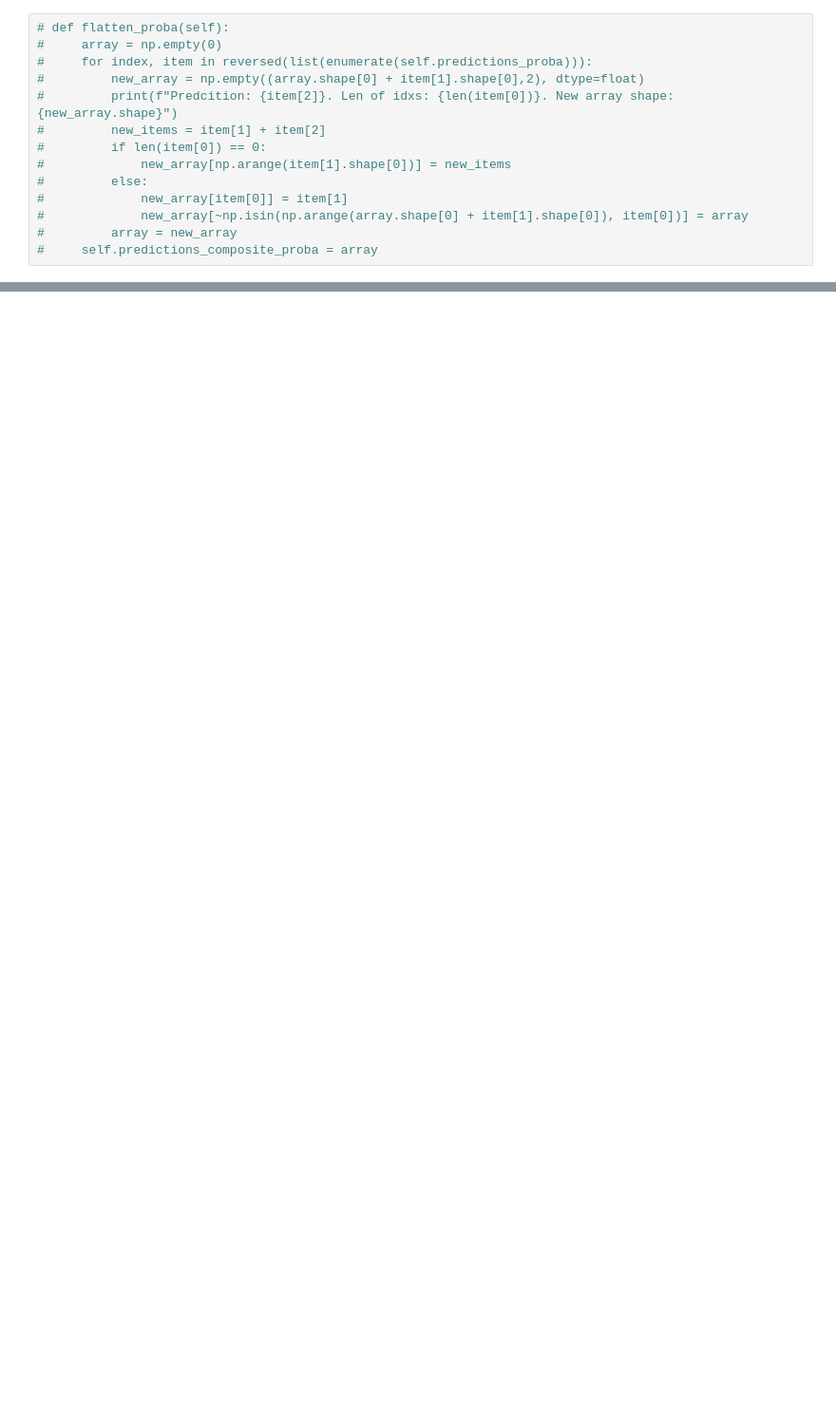
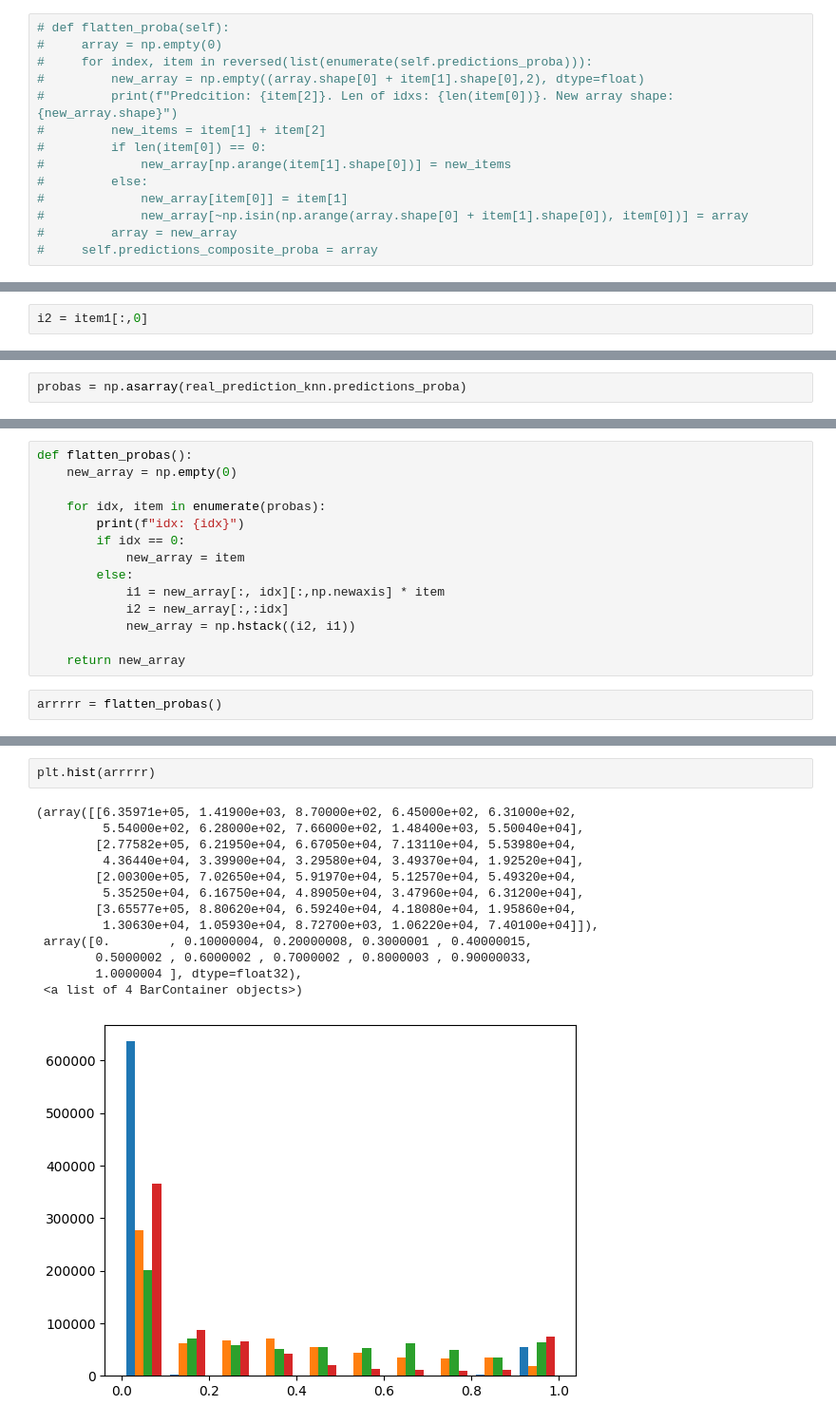
Before and after one commit to angpysha/Satellite_Imagery_Analysis, a Jupyter notebook: Classification/dataset_5_binary_tree_ver_2.ipynb, the cells around one changed output, grey strips where cells are left out. Shown at 95% size. Cells and saved outputs as stored; diff of their text form; blank space fills up the shorter version.

```diff
--- a/Classification/dataset_5_binary_tree_ver_2.ipynb
+++ b/Classification/dataset_5_binary_tree_ver_2.ipynb
@@ -190,0 +211,2 @@ array([[1.0000001, 0.       ],
+# %%
+i2 = item1[:,0]
@@ -190,0 +221,2 @@ array([[1.0000001, 0.       ],
+# %%
+probas = np.asarray(real_prediction_knn.predictions_proba)
@@ -190,0 +227,16 @@ array([[1.0000001, 0.       ],
+# %%
+def flatten_probas():
+    new_array = np.empty(0)
+
+    for idx, item in enumerate(probas):
+        print(f"idx: {idx}")
+        if idx == 0:
+            new_array = item
+        else:
+            i1 = new_array[:, idx][:,np.newaxis] * item
+            i2 = new_array[:,:idx]
+            new_array = np.hstack((i2, i1))
+
+    return new_array
+# %%
+arrrrr = flatten_probas()
@@ -190,0 +251,16 @@ array([[1.0000001, 0.       ],
+# %%
+plt.hist(arrrrr)
+# %% [output]
+(array([[6.35971e+05, 1.41900e+03, 8.70000e+02, 6.45000e+02, 6.31000e+02,
+         5.54000e+02, 6.28000e+02, 7.66000e+02, 1.48400e+03, 5.50040e+04],
+        [2.77582e+05, 6.21950e+04, 6.67050e+04, 7.13110e+04, 5.53980e+04,
+         4.36440e+04, 3.39900e+04, 3.29580e+04, 3.49370e+04, 1.92520e+04],
+        [2.00300e+05, 7.02650e+04, 5.91970e+04, 5.12570e+04, 5.49320e+04,
+         5.35250e+04, 6.16750e+04, 4.89050e+04, 3.47960e+04, 6.31200e+04],
+        [3.65577e+05, 8.80620e+04, 6.59240e+04, 4.18080e+04, 1.95860e+04,
+         1.30630e+04, 1.05930e+04, 8.72700e+03, 1.06220e+04, 7.40100e+04]]),
+ array([0.        , 0.10000004, 0.20000008, 0.3000001 , 0.40000015,
+        0.5000002 , 0.6000002 , 0.7000002 , 0.8000003 , 0.90000033,
+        1.0000004 ], dtype=float32),
+ <a list of 4 BarContainer objects>)
+[figure, added]
```
Also changed, not shown: parts of 31 cells of this notebook, 1 other file.
